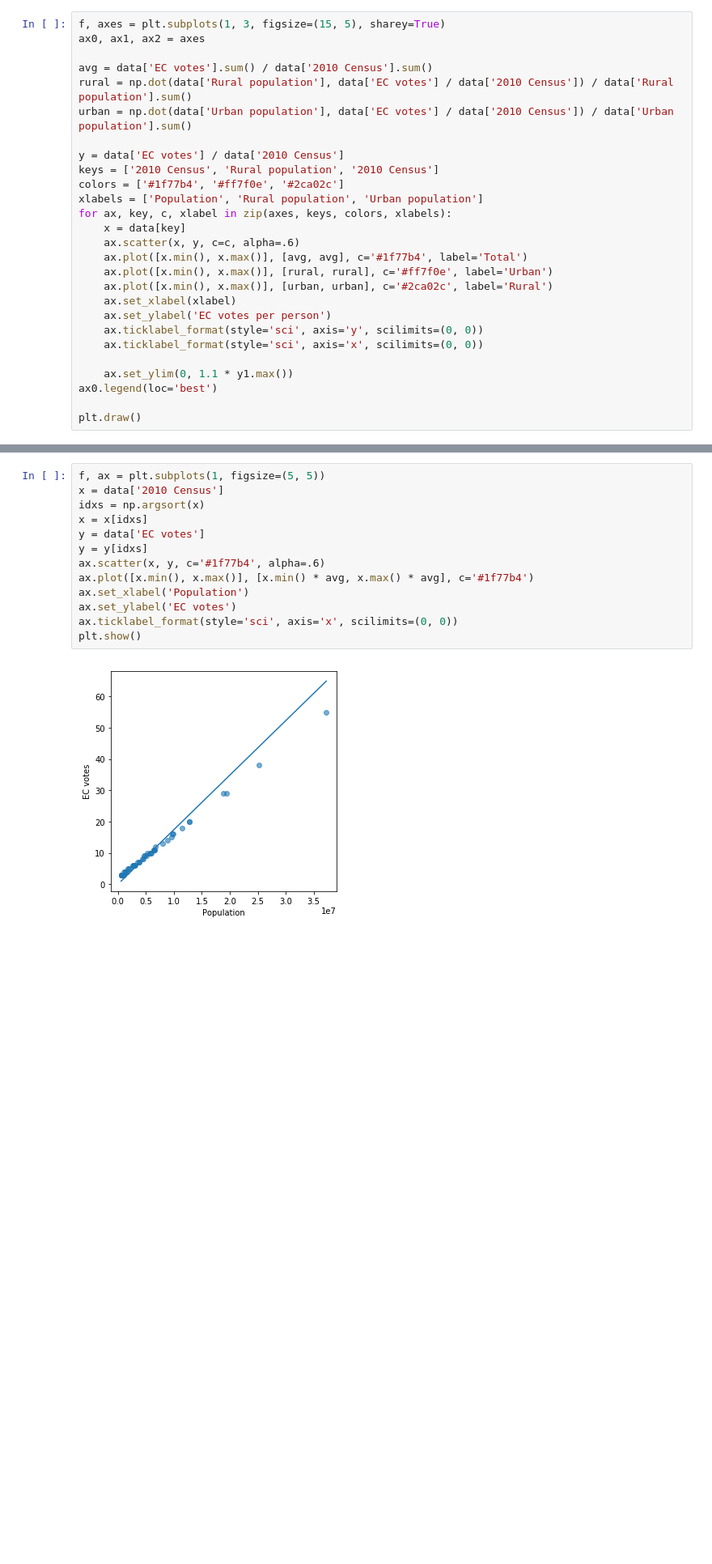
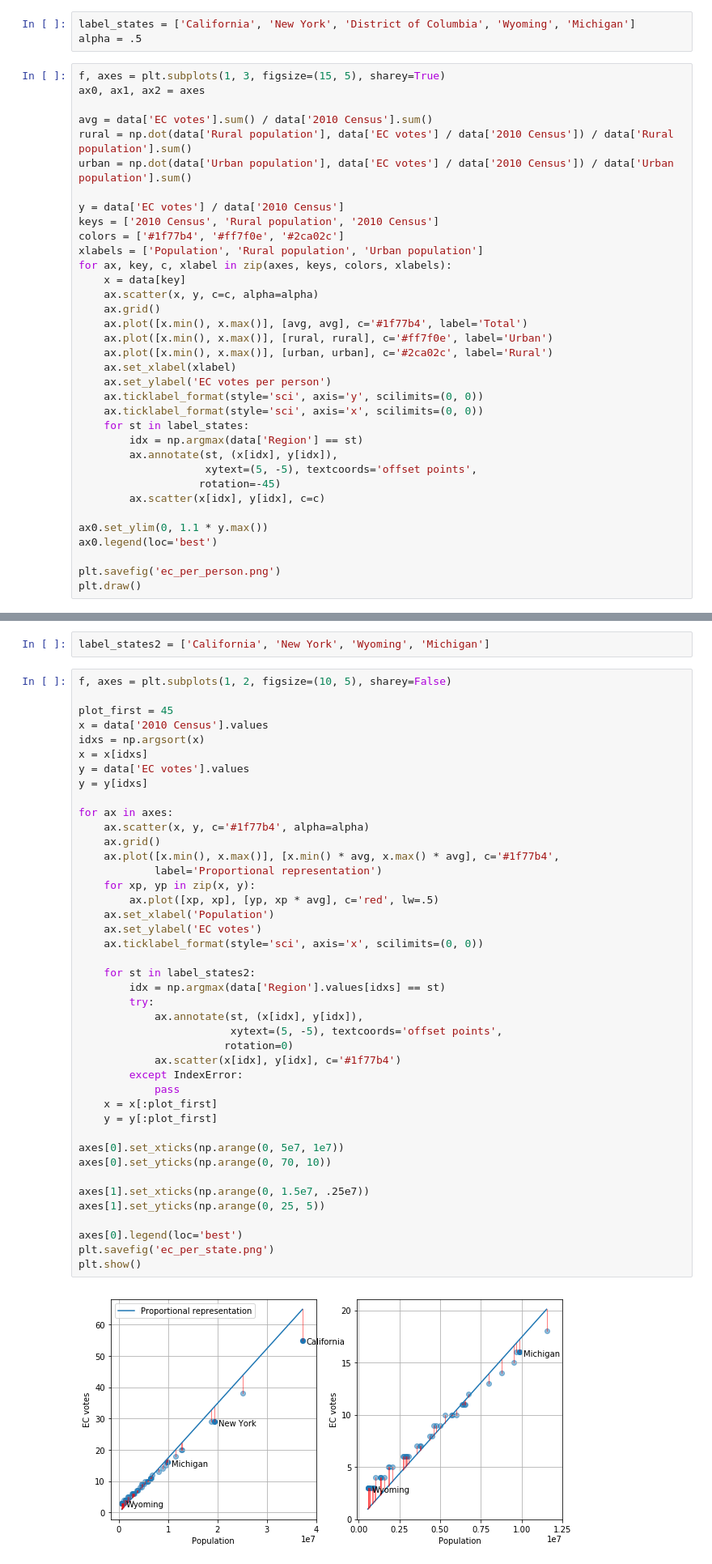
Before and after one commit to JesseLivezey/electoral_college, a Jupyter notebook: ec_votes.ipynb, the cells around one changed output, grey strips where cells are left out. Shown at 81% size. Saved outputs shown, nothing was run; the diff lists cells and outputs as text; blank space fills up the shorter version.

Commit message:
plotting updates

```diff
--- a/ec_votes.ipynb
+++ b/ec_votes.ipynb
@@ -25,6 +26,9 @@ data
 | 48 | West Virginia | 5 | 1831102 | 1852994 | 950184 | 902810 |
 | 49 | Wisconsin | 10 | 5778708 | 5686986 | 1697348 | 3989638 |
 | 50 | Wyoming | 3 | 585501 | 563626 | 198633 | 364993 |
+# %%
+label_states = ['California', 'New York', 'District of Columbia', 'Wyoming', 'Michigan']
+alpha = .5
 # %%
 f, axes = plt.subplots(1, 3, figsize=(15, 5), sharey=True)
 ax0, ax1, ax2 = axes
@@ -39,7 +43,8 @@ colors = ['#1f77b4', '#ff7f0e', '#2ca02c']
 xlabels = ['Population', 'Rural population', 'Urban population']
 for ax, key, c, xlabel in zip(axes, keys, colors, xlabels):
     x = data[key]
-    ax.scatter(x, y, c=c, alpha=.6)
+    ax.scatter(x, y, c=c, alpha=alpha)
+    ax.grid()
     ax.plot([x.min(), x.max()], [avg, avg], c='#1f77b4', label='Total')
     ax.plot([x.min(), x.max()], [rural, rural], c='#ff7f0e', label='Urban')
     ax.plot([x.min(), x.max()], [urban, urban], c='#2ca02c', label='Rural')
@@ -47,9 +52,16 @@ for ax, key, c, xlabel in zip(axes, keys, colors, xlabels):
     ax.set_ylabel('EC votes per person')
     ax.ticklabel_format(style='sci', axis='y', scilimits=(0, 0))
     ax.ticklabel_format(style='sci', axis='x', scilimits=(0, 0))
+    for st in label_states:
+        idx = np.argmax(data['Region'] == st)
+        ax.annotate(st, (x[idx], y[idx]),
+                    xytext=(5, -5), textcoords='offset points',
+                   rotation=-45)
+        ax.scatter(x[idx], y[idx], c=c)
 
-    ax.set_ylim(0, 1.1 * y1.max())
+ax0.set_ylim(0, 1.1 * y.max())
 ax0.legend(loc='best')
 
+plt.savefig('ec_per_person.png')
 plt.draw()
 # %% [output]
@@ -57,15 +73,46 @@ plt.draw()
+# %%
+label_states2 = ['California', 'New York', 'Wyoming', 'Michigan']
 # %%
-f, ax = plt.subplots(1, figsize=(5, 5))
-x = data['2010 Census']
+f, axes = plt.subplots(1, 2, figsize=(10, 5), sharey=False)
+
+plot_first = 45
+x = data['2010 Census'].values
 idxs = np.argsort(x)
 x = x[idxs]
-y = data['EC votes']
+y = data['EC votes'].values
 y = y[idxs]
-ax.scatter(x, y, c='#1f77b4', alpha=.6)
-ax.plot([x.min(), x.max()], [x.min() * avg, x.max() * avg], c='#1f77b4')
-ax.set_xlabel('Population')
-ax.set_ylabel('EC votes')
-ax.ticklabel_format(style='sci', axis='x', scilimits=(0, 0))
+
+for ax in axes:
+    ax.scatter(x, y, c='#1f77b4', alpha=alpha)
+    ax.grid()
+    ax.plot([x.min(), x.max()], [x.min() * avg, x.max() * avg], c='#1f77b4',
+            label='Proportional representation')
+    for xp, yp in zip(x, y):
+        ax.plot([xp, xp], [yp, xp * avg], c='red', lw=.5)
+    ax.set_xlabel('Population')
+    ax.set_ylabel('EC votes')
+    ax.ticklabel_format(style='sci', axis='x', scilimits=(0, 0))
+
+    for st in label_states2:
+        idx = np.argmax(data['Region'].values[idxs] == st)
+        try:
+            ax.annotate(st, (x[idx], y[idx]),
+                        xytext=(5, -5), textcoords='offset points',
+                       rotation=0)
+            ax.scatter(x[idx], y[idx], c='#1f77b4')
+        except IndexError:
+            pass
+    x = x[:plot_first]
+    y = y[:plot_first]
+
+axes[0].set_xticks(np.arange(0, 5e7, 1e7))
+axes[0].set_yticks(np.arange(0, 70, 10))
+
+axes[1].set_xticks(np.arange(0, 1.5e7, .25e7))
+axes[1].set_yticks(np.arange(0, 25, 5))
+
+axes[0].legend(loc='best')
+plt.savefig('ec_per_state.png')
 plt.show()
 # %% [output]
-[figure, old version]
+[figure, new version]
```
Also changed, not shown: parts of 7 cells of this notebook.
